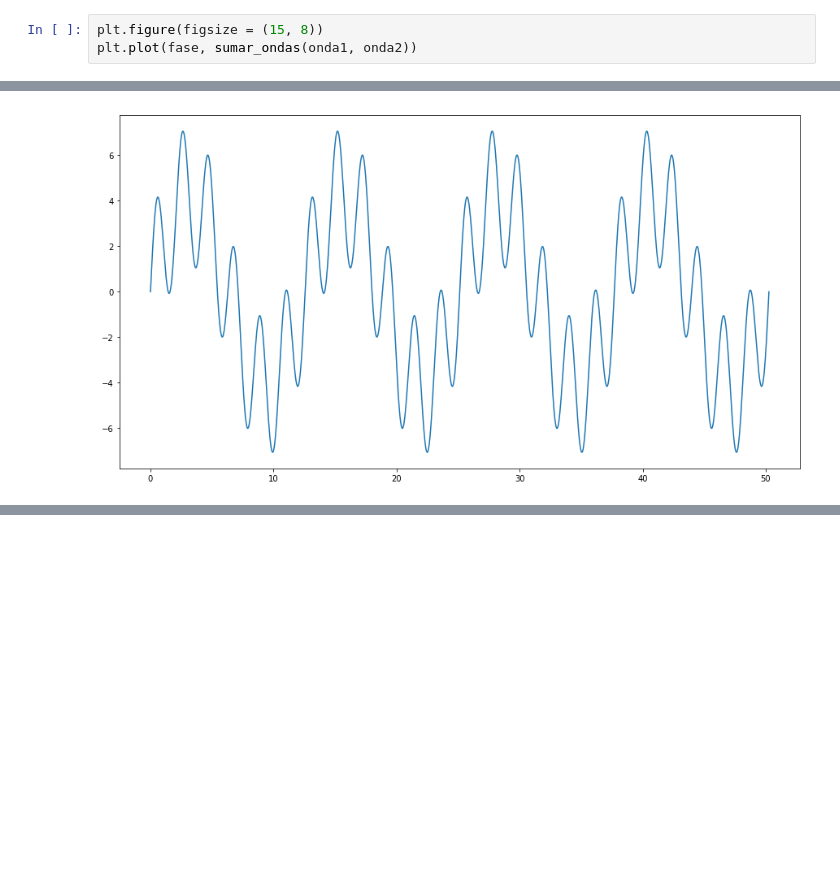
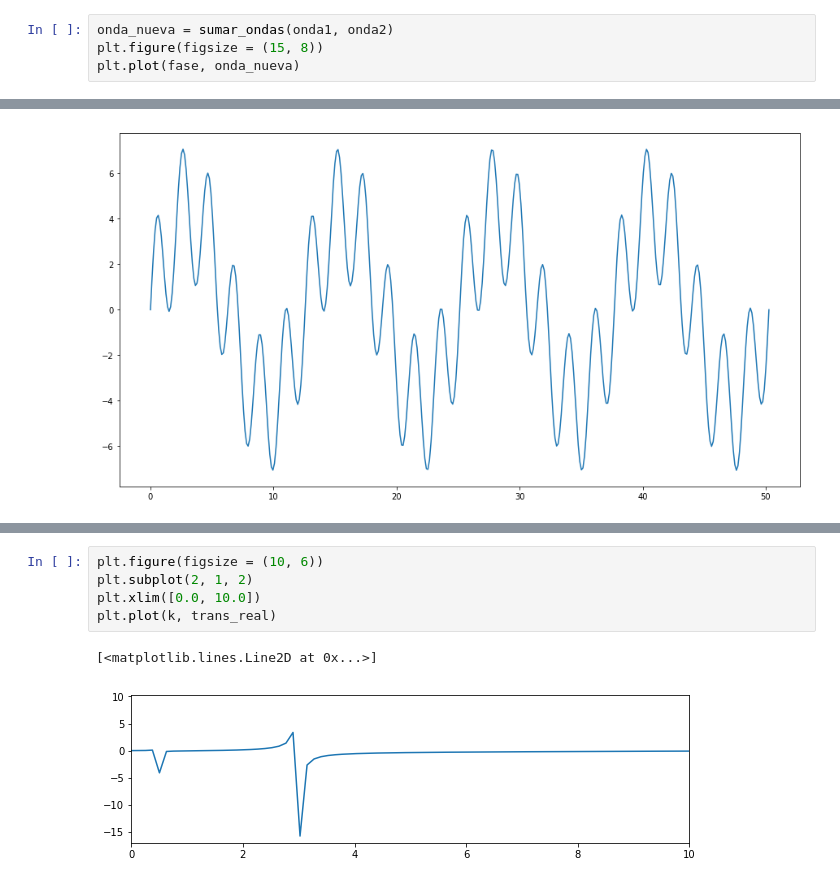
Before and after one commit to Pagutri/Fourier, a Jupyter notebook: codigo.ipynb, the cells around one changed output, grey strips where cells are left out. Drawn from its saved outputs; the diff is of its cells as text; blank space fills up the shorter version.

```diff
--- a/codigo.ipynb
+++ b/codigo.ipynb
@@ -65,6 +61,7 @@ def sumar_ondas(onda1, onda2): # Asume mismo intervalo y división para la fase
 # %%
+onda_nueva = sumar_ondas(onda1, onda2)
 plt.figure(figsize = (15, 8))
-plt.plot(fase, sumar_ondas(onda1, onda2))
+plt.plot(fase, onda_nueva)
 # %% [output]
 [<matplotlib.lines.Line2D at 0x...>]
 [figure]
@@ -75,0 +91,8 @@ trans_real = [i.real for i in gauss_trans]
+# %%
+plt.figure(figsize = (10, 6))
+plt.subplot(2, 1, 2)
+plt.xlim([0.0, 10.0])
+plt.plot(k, trans_real)
+# %% [output]
+[<matplotlib.lines.Line2D at 0x...>]
+[figure, added]
```
Also changed, not shown: parts of 9 cells of this notebook, 2 other files.
